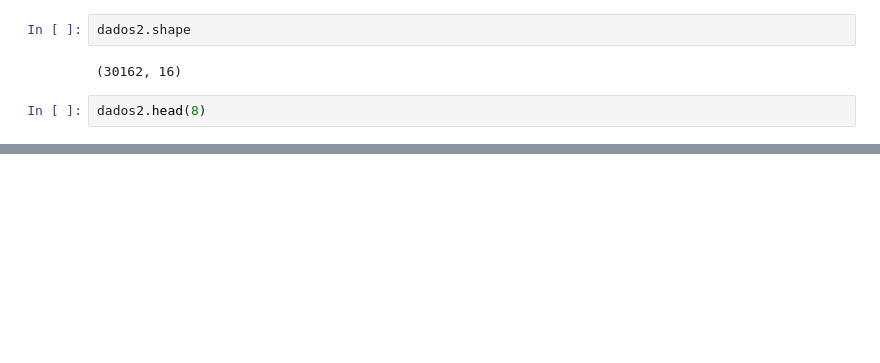
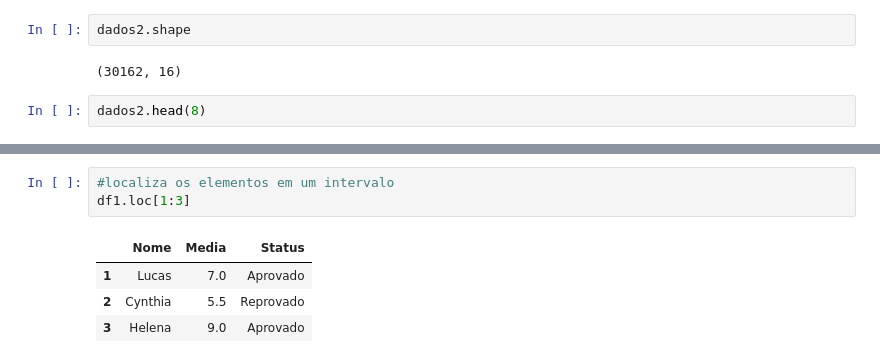
Before and after one commit to NevermindGust/IA_Python_Aulas, a Jupyter notebook: panda.ipynb, the cells around one changed output, grey strips where cells are left out. Saved outputs shown, nothing was run; the diff lists cells and outputs as text; blank space fills up the shorter version.

```diff
--- a/panda.ipynb
+++ b/panda.ipynb
@@ -67,0 +89,8 @@ df1.head()
+# %%
+#localiza os elementos em um intervalo
+df1.loc[1:3]
+# %% [output]
+|  | Nome | Media | Status |
+| 1 | Lucas | 7.0 | Aprovado |
+| 2 | Cynthia | 5.5 | Reprovado |
+| 3 | Helena | 9.0 | Aprovado |
```
Also changed, not shown: parts of 10 cells of this notebook.
